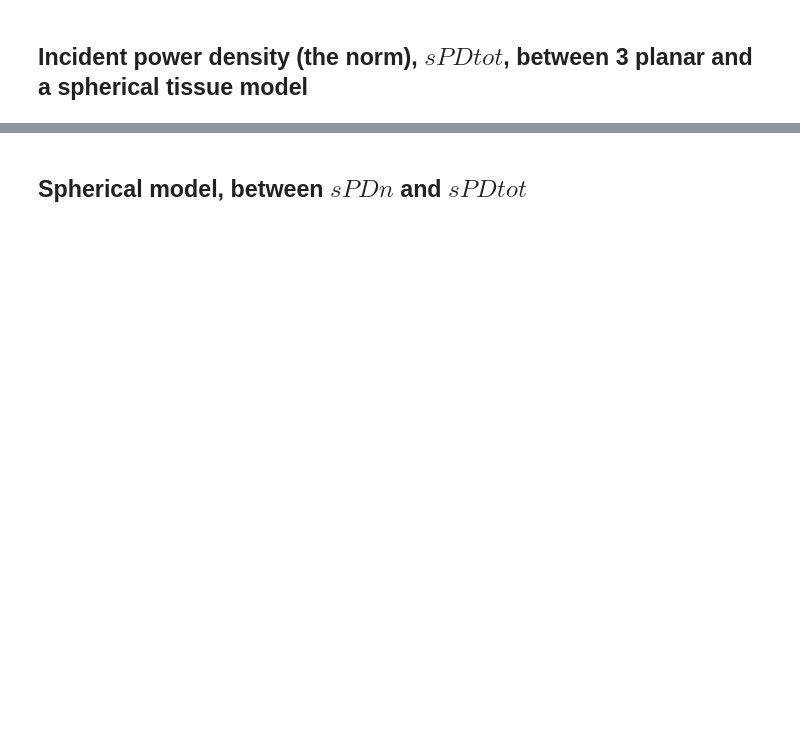
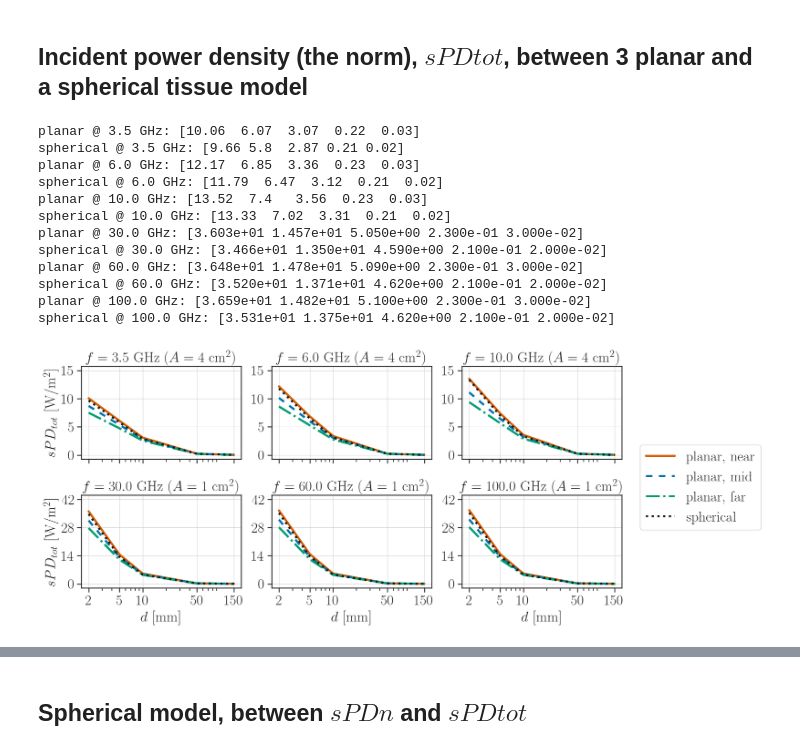
Before and after one commit to akapet00/EMF-exposure-analysis, a Jupyter notebook: playground/IEEE-TEMC_paper/results.ipynb, the cells around one changed output, grey strips where cells are left out. Saved outputs shown, nothing was run; the diff lists cells and outputs as text; code cells hidden in the pictures; blank space fills up the shorter version.

```diff
--- a/playground/IEEE-TEMC_paper/results.ipynb
+++ b/playground/IEEE-TEMC_paper/results.ipynb
@@ -224,7 +227,8 @@ def sPDtot_fn(f, d, p):
             # Gaussian quadrature
             mag += Sabs * dA
             A_spherical += dA
-    sPDtot_spherical = mag / (2 * A_spherical)
+    #sPDtot_spherical = mag / (2 * A_spherical)
+    sPDtot_spherical = mag / (2 * A)
     return sPDtot_planar_near, sPDtot_planar_mid, sPDtot_planar_far, sPDtot_spherical
 # %% [markdown]
 # Analysis
@@ -342,7 +374,7 @@ fig.subplots_adjust(right=0.8);
 ## Incident power density (the norm), $sPDtot$, between 3 planar and a spherical tissue model
 # %%
 try:
-    date = '2022-05-19'
+    date = '2022-05-23'
     sPDtot_comp = np.load(os.path.join('analysis', f'sPDtot_sim_{date}.npy'))
     sPDtot_comp_r = np.delete(sPDtot_comp, np.where(sPDtot_comp == -0.1)[0], axis=0)
     ds_r = np.delete(ds, np.where(ds == -0.1)[0])
@@ -371,35 +403,49 @@ for row in range(n_rows):
         print(f'spherical @ {fs[f_idx]} GHz: {np.round(sPDtot_comp_r[f_idx::fs.size, 6], 2)}')
         axs[row, col].plot(np.abs(ds_r), sPDtot_comp_r[f_idx::fs.size, 3], 'r-', label='planar, near')
         axs[row, col].plot(np.abs(ds_r), sPDtot_comp_r[f_idx::fs.size, 4], 'b--', label='planar, mid')
         axs[row, col].plot(np.abs(ds_r), sPDtot_comp_r[f_idx::fs.size, 5], 'g-.', label='planar, far')
         axs[row, col].plot(np.abs(ds_r), sPDtot_comp_r[f_idx::fs.size, 6], 'k:', label='spherical')
         axs[row, col].set_xscale('log')
         axs[row, col].grid()
         axs[row, col].set_xticks(ticks=np.abs(ds_r),
                                  labels=np.asarray(ds_r * -1000, dtype='int'))
         if col == 0:
             axs[row, col].set(ylabel='$sPD_{tot}$ [W/m$^2$]')
         if row == 1:
             axs[row, col].set(xlabel='$d$ [mm]')
             axs[row, col].set_yticks(ticks=[0, 14, 28, 42])
             axs[row, col].set_ylim([-2.1, 44.1])
         else:
             axs[row, col].set_yticks(ticks=[0, 5, 10, 15])
             axs[row, col].set_ylim([-0.75, 15.75])
         if fs[f_idx] < 30.0:
             A = 4
         else:
             A = 1
         title = f'$f = {fs[f_idx]}$ GHz ($A = {A}$ cm$^2$)'
         axs[row, col].set_title(title)
         f_idx += 1
 handles, labels = plt.gca().get_legend_handles_labels()
 fig.legend(handles, labels, loc='center right')
 fig.tight_layout()
 fig.subplots_adjust(right=0.8);
 
-#fname = os.path.join('figures', 'sPDtot_sim')
-#save_fig(fig, fname=fname)
+fname = os.path.join('figures', 'sPDtot_sim')
+save_fig(fig, fname=fname)
+# %% [output]
+planar @ 3.5 GHz: [10.06  6.07  3.07  0.22  0.03]
+spherical @ 3.5 GHz: [9.66 5.8  2.87 0.21 0.02]
+planar @ 6.0 GHz: [12.17  6.85  3.36  0.23  0.03]
+spherical @ 6.0 GHz: [11.79  6.47  3.12  0.21  0.02]
+planar @ 10.0 GHz: [13.52  7.4   3.56  0.23  0.03]
+spherical @ 10.0 GHz: [13.33  7.02  3.31  0.21  0.02]
+planar @ 30.0 GHz: [3.603e+01 1.457e+01 5.050e+00 2.300e-01 3.000e-02]
+spherical @ 30.0 GHz: [3.466e+01 1.350e+01 4.590e+00 2.100e-01 2.000e-02]
+planar @ 60.0 GHz: [3.648e+01 1.478e+01 5.090e+00 2.300e-01 3.000e-02]
+spherical @ 60.0 GHz: [3.520e+01 1.371e+01 4.620e+00 2.100e-01 2.000e-02]
+planar @ 100.0 GHz: [3.659e+01 1.482e+01 5.100e+00 2.300e-01 3.000e-02]
+spherical @ 100.0 GHz: [3.531e+01 1.375e+01 4.620e+00 2.100e-01 2.000e-02]
+[figure, added]
 # %%
 # visualize the absolute percentage difference in sPDn for planar models and the spherical model
 
```
Also changed, not shown: parts of 4 cells of this notebook, 3 other files.
